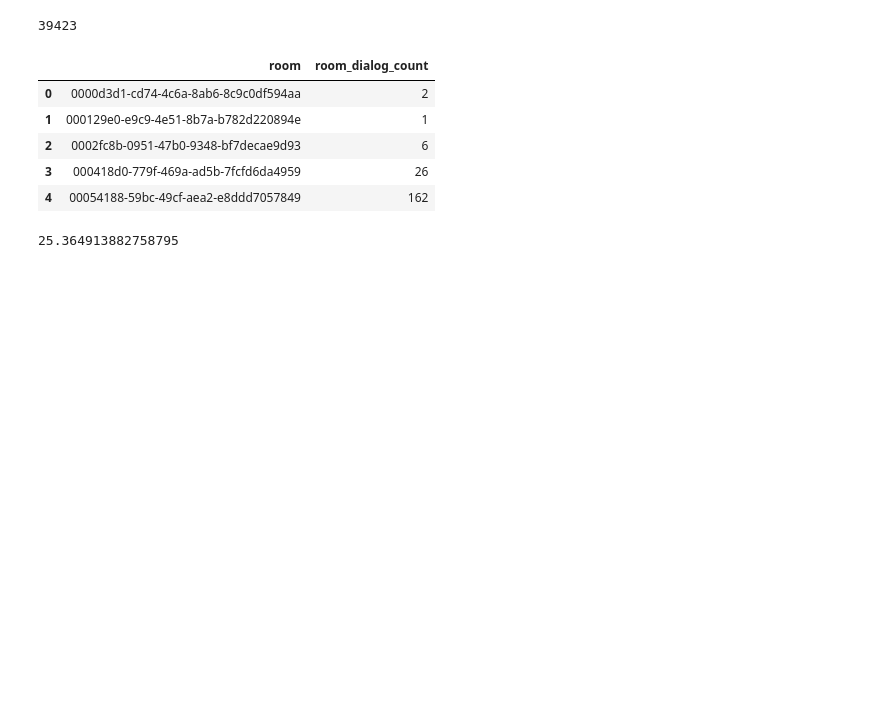
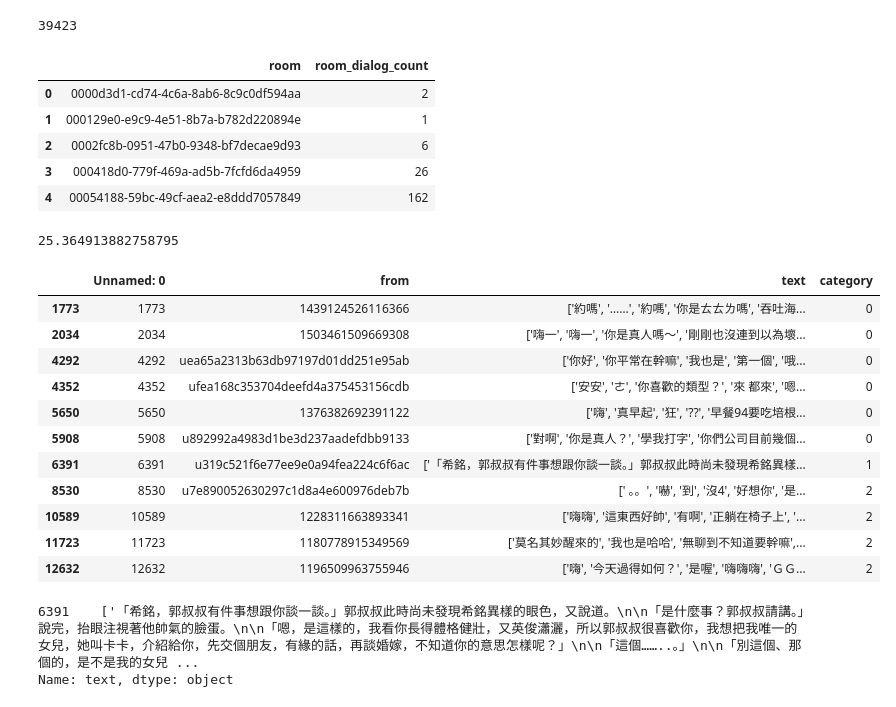
Before and after one commit to tan-i-ham/gp_new, a Jupyter notebook: million_reserch.ipynb, the cells around one changed output. Drawn from its saved outputs; the diff is of its cells as text; code cells hidden in the pictures; blank space fills up the shorter version.

```diff
--- a/million_reserch.ipynb
+++ b/million_reserch.ipynb
@@ -202,3 +343,20 @@ q.head()
 q.room_dialog_count.mean()
 # %% [output]
 25.364913882758795
+# %%
+df = pd.read_csv(open('../data/k_means_result.csv'), low_memory=False)
+# %%
+df[df['text'].str.contains("屍體")== True]
+# %% [output]
+|  | Unnamed: 0 | from | text | category |
+| 1773 | 1773 | 1439124526116366 | ['約嗎', '……', '約嗎', '你是ㄊㄊㄌ嗎', '吞吐海... | 0 |
+| 2034 | 2034 | 1503461509669308 | ['嗨一', '嗨一', '你是真人嗎～', '剛剛也沒連到以為壞... | 0 |
+| 4292 | 4292 | uea65a2313b63db97197d01dd251e95ab | ['你好', '你平常在幹嘛', '我也是', '第一個', '哦... | 0 |
+| 4352 | 4352 | ufea168c353704deefd4a375453156cdb | ['安安', 'ㄜ', '你喜歡的類型？', '來 都來', '嗯... | 0 |
+| 5650 | 5650 | 1376382692391122 | ['嗨', '真早起', '狂', '??', '早餐94要吃培根... | 0 |
+| 5908 | 5908 | u892992a4983d1be3d237aadefdbb9133 | ['對啊', '你是真人？', '學我打字', '你們公司目前幾個... | 0 |
+| 6391 | 6391 | u319c521f6e77ee9e0a94fea224c6f6ac | ['「希銘，郭叔叔有件事想跟你談一談。」郭叔叔此時尚未發現希銘異樣... | 1 |
+| 8530 | 8530 | u7e890052630297c1d8a4e600976deb7b | [' 。。', '嚇', '到', '沒4', '好想你', '是... | 2 |
+| 10589 | 10589 | 1228311663893341 | ['嗨嗨', '這東西好帥', '有啊', '正躺在椅子上', '... | 2 |
+| 11723 | 11723 | 1180778915349569 | ['莫名其妙醒來的', '我也是哈哈', '無聊到不知道要幹嘛',... | 2 |
+| 12632 | 12632 | 1196509963755946 | ['嗨', '今天過得如何？', '是喔', '嗨嗨嗨', 'ＧＧ... | 2 |
@@ -204,0 +365,5 @@ q.room_dialog_count.mean()
+# %%
+print(df.text[6391:6392])
+# %% [output]
+6391    ['「希銘，郭叔叔有件事想跟你談一談。」郭叔叔此時尚未發現希銘異樣的眼色，又說道。\n\n「是什麼事？郭叔叔請講。」說完，抬眼注視著他帥氣的臉蛋。\n\n「嗯，是這樣的，我看你長得體格健壯，又英俊瀟灑，所以郭叔叔很喜歡你，我想把我唯一的女兒，她叫卡卡，介紹給你，先交個朋友，有緣的話，再談婚嫁，不知道你的意思怎樣呢？」\n\n「這個……..。」\n\n「別這個、那個的，是不是我的女兒 ...
+Name: text, dtype: object
```
Also changed, not shown: parts of 32 cells of this notebook, 2 other files.
